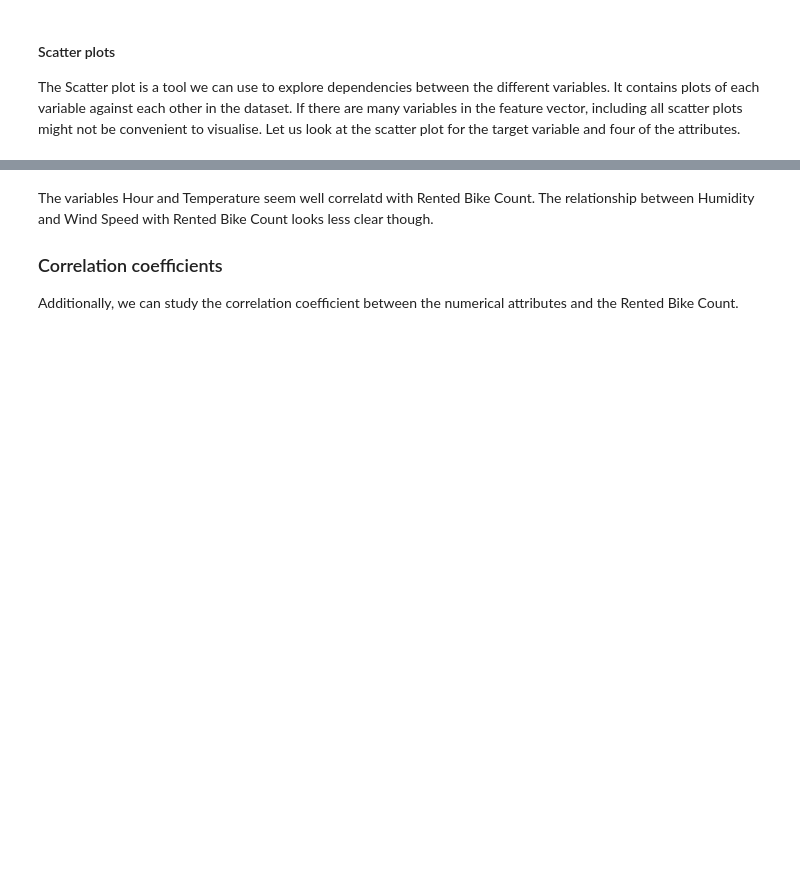
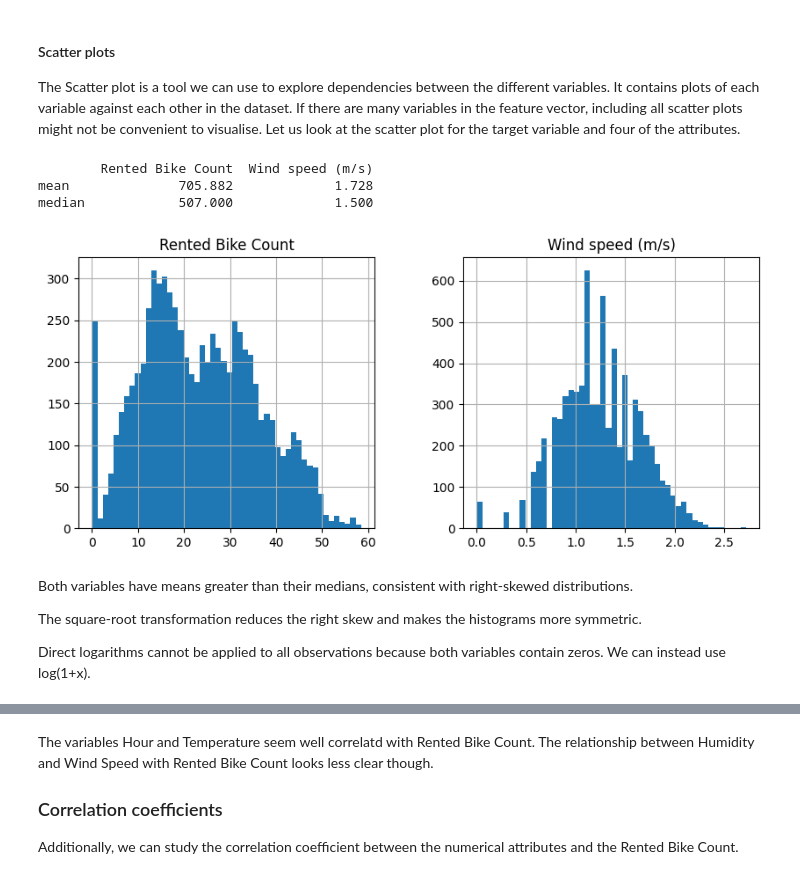
Before and after one commit to zty20040403/64501lab, a Jupyter notebook: Labs/Lab 1 - End-to-end project in ML.ipynb, the cells around one changed output, grey strips where cells are left out. Cells and saved outputs as stored; diff of their text form; code cells hidden in the pictures; blank space fills up the shorter version.

```diff
--- a/Labs/Lab 1 - End-to-end project in ML.ipynb
+++ b/Labs/Lab 1 - End-to-end project in ML.ipynb
@@ -267,6 +333,34 @@ Some observations from the histograms are:
 #### Scatter plots
 
 The Scatter plot is a tool we can use to explore dependencies between the different variables. It contains plots of each variable against each other in the dataset. If there are many variables in the feature vector, including all scatter plots might not be convenient to visualise. Let us look at the scatter plot for the target variable and four of the attributes.
+# %%
+# Provide your answer here
+import numpy as np
+import matplotlib.pyplot as plt
+
+cols = ['Rented Bike Count', 'Wind speed (m/s)']
+data = bs_train_set[cols].copy()
+
+# 1. 均值和中位数
+print(data.agg(['mean', 'median']).round(3))
+
+# 2. 平方根变换后的直方图
+np.sqrt(data).hist(bins=50, figsize=(10, 4))
+plt.show()
+
+# 3. 对数变换：使用 log(1+x) 处理零值
+log_data = np.log1p(data)
+# %% [output]
+        Rented Bike Count  Wind speed (m/s)
+mean              705.882             1.728
+median            507.000             1.500
+[figure, added]
+# %% [markdown]
+Both variables have means greater than their medians, consistent with right-skewed distributions.
+
+The square-root transformation reduces the right skew and makes the histograms more symmetric.
+
+Direct logarithms cannot be applied to all observations because both variables contain zeros. We can instead use log(1+x).
 # %%
 from pandas.plotting import scatter_matrix
 attributes = ['Rented Bike Count', 'Hour', 'Temperature(°C)', 'Humidity(%)', 'Wind speed (m/s)']
```
Also changed, not shown: parts of 17 cells of this notebook.
